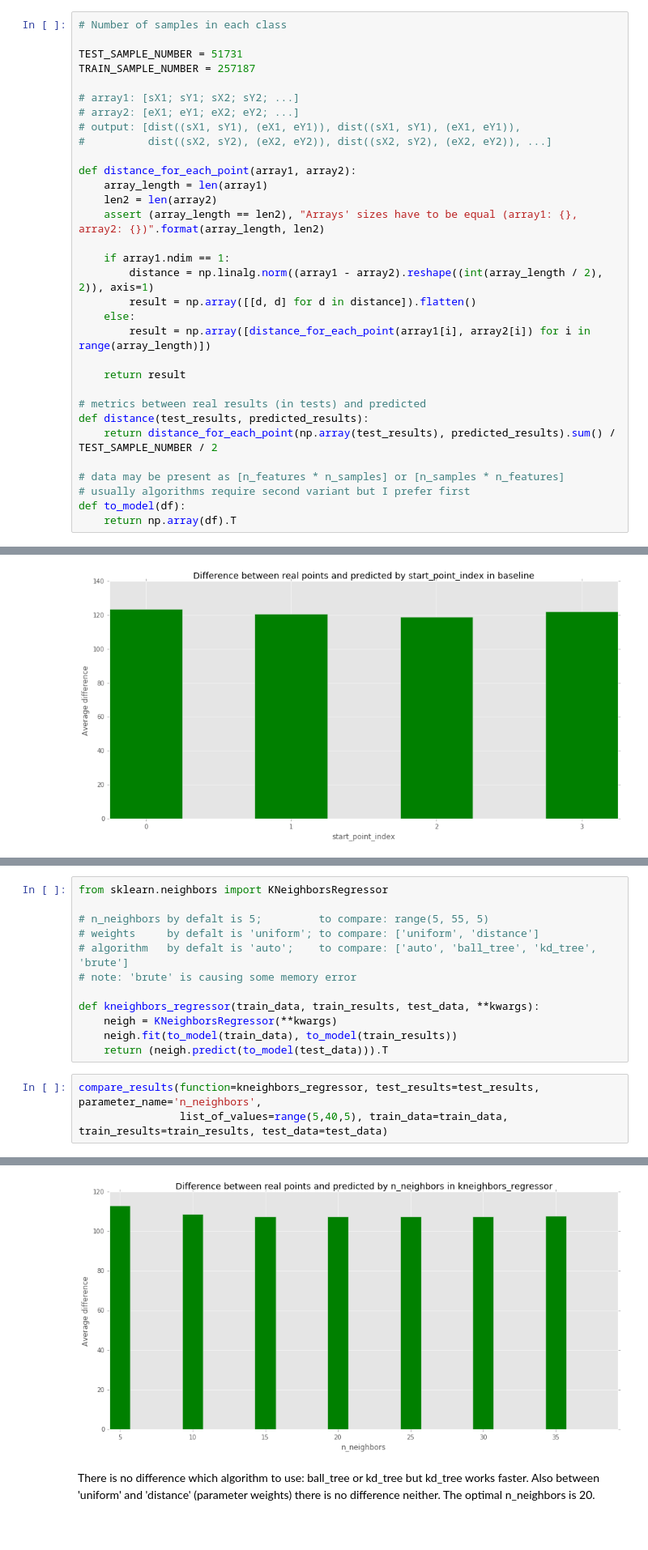
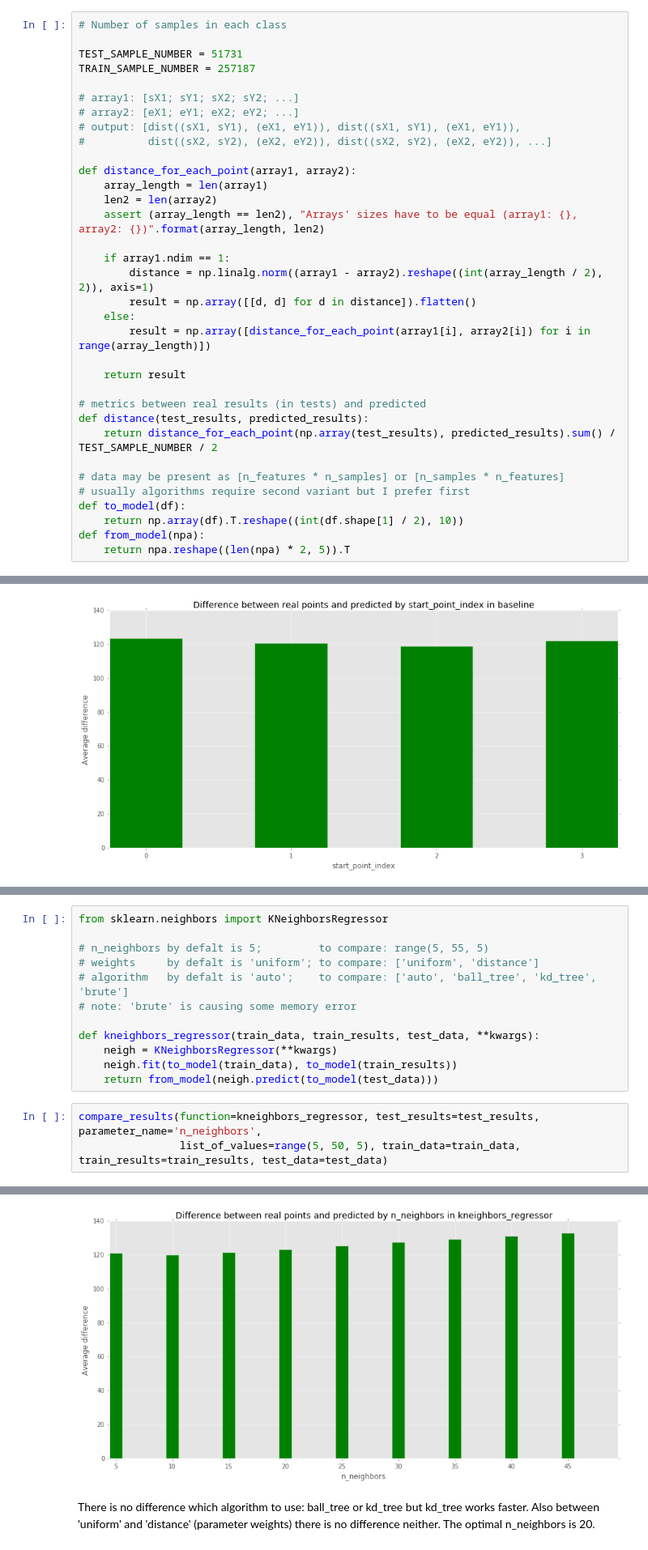
Before and after one commit to avgaydashenko/cuddly-robot, a Jupyter notebook: framework.ipynb, the cells around one changed output, grey strips where cells are left out. Shown at 81% size. Saved outputs shown, nothing was run; the diff lists cells and outputs as text.

Commit message:
remake model for knn and rfr

```diff
--- a/framework.ipynb
+++ b/framework.ipynb
@@ -41,7 +41,9 @@ def distance(test_results, predicted_results):
 # data may be present as [n_features * n_samples] or [n_samples * n_features]
 # usually algorithms require second variant but I prefer first
 def to_model(df):
-    return np.array(df).T
+    return np.array(df).T.reshape((int(df.shape[1] / 2), 10))
+def from_model(npa):
+    return npa.reshape((len(npa) * 2, 5)).T
 # %%
 # you need to pass as arguments function to execute, test_results to compare with predicted by function,
 # parameter_name to know results by which parameter you want to compare and list_of_values for this parameter
@@ -193,8 +214,8 @@ from sklearn.neighbors import KNeighborsRegressor
 def kneighbors_regressor(train_data, train_results, test_data, **kwargs):
     neigh = KNeighborsRegressor(**kwargs)
     neigh.fit(to_model(train_data), to_model(train_results))
-    return (neigh.predict(to_model(test_data))).T
+    return from_model(neigh.predict(to_model(test_data)))
 # %%
 compare_results(function=kneighbors_regressor, test_results=test_results, parameter_name='n_neighbors',
-                list_of_values=range(5,40,5), train_data=train_data, train_results=train_results, test_data=test_data)
+                list_of_values=range(5, 50, 5), train_data=train_data, train_results=train_results, test_data=test_data)
 # %% [output]
@@ -210,4 +233,4 @@ Results: [112.89573968168231, 108.64631401739375, 107.60646142151028, 107.396178
-[figure, old version]
+[figure, new version]
 # %% [markdown]
 There is no difference which algorithm to use: ball_tree or kd_tree but kd_tree works faster. Also between 'uniform' and 'distance' (parameter weights) there is no difference neither.
 The optimal n_neighbors is 20.
```
Also changed, not shown: parts of 4 cells of this notebook, 1 other file.
